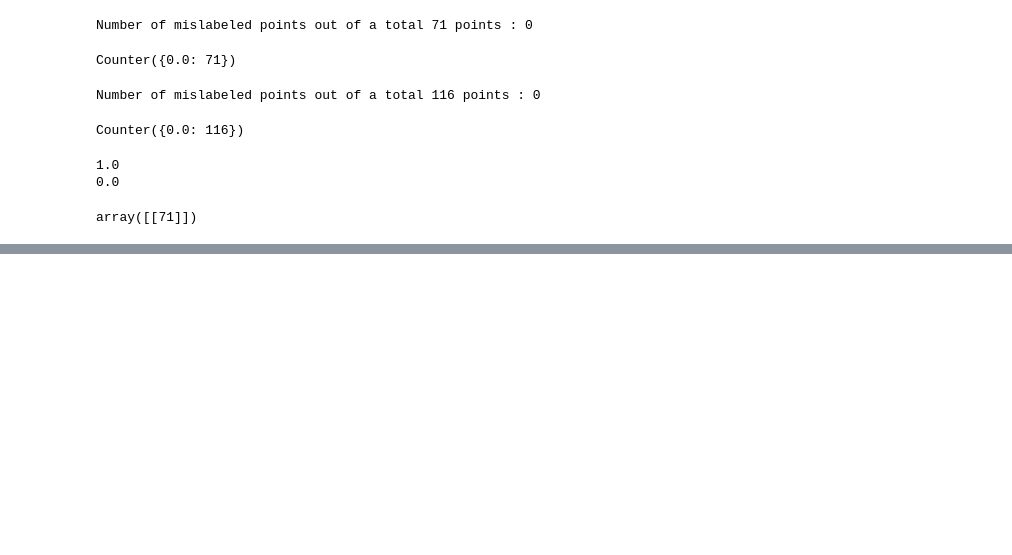
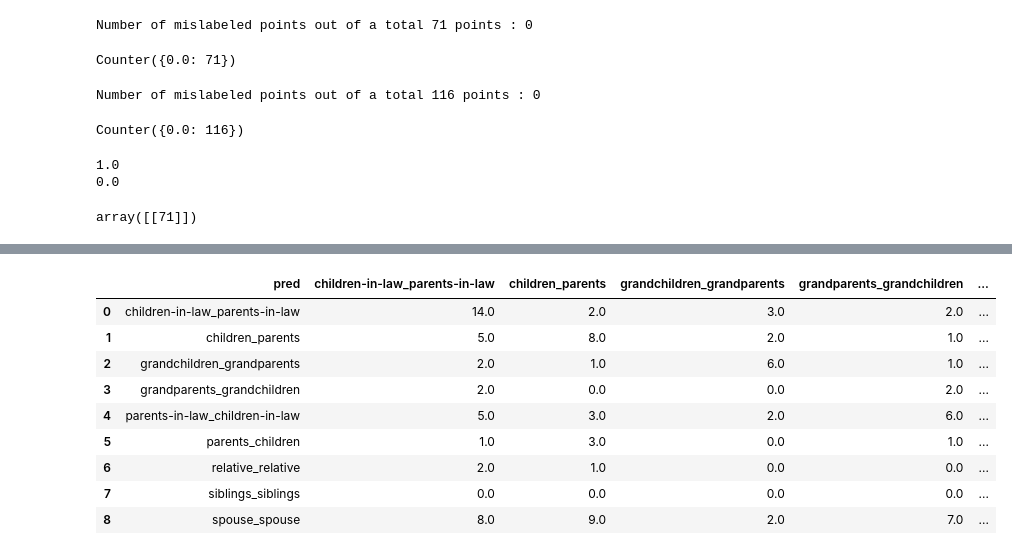
Before and after one commit to elyeb/dialog_formality, a Jupyter notebook: CRECIL_modeling_messy.ipynb, the cells around one changed output, grey strips where cells are left out. Drawn from its saved outputs; the diff is of its cells as text; code cells hidden in the pictures; blank space fills up the shorter version.

```diff
--- a/CRECIL_modeling_messy.ipynb
+++ b/CRECIL_modeling_messy.ipynb
@@ -441,0 +386,8 @@ Despite the poor results, there are 3 pairs that it seems to pick up on pretty w
+# %%
+cv = CountVectorizer(tokenizer=dummy_tokenize,lowercase=False) #,ngram_range=(1,3),min_df=2,max_df=0.55
+
+count_vector=cv.fit_transform(X_train)
+
+X_train = count_vector.toarray()
+
+X_test = cv.transform(X_test)
@@ -441,0 +525,16 @@ Despite the poor results, there are 3 pairs that it seems to pick up on pretty w
+# %%
+resuls_cm = results(y_test,y_pred)
+test_cm = resuls_cm.cm
+# %%
+test_cm
+# %% [output]
+|  | pred | children-in-law_parents-in-law | children_parents | grandchildren_grandparents | grandparents_grandchildren | ... |
+| 0 | children-in-law_parents-in-law | 14.0 | 2.0 | 3.0 | 2.0 | ... |
+| 1 | children_parents | 5.0 | 8.0 | 2.0 | 1.0 | ... |
+| 2 | grandchildren_grandparents | 2.0 | 1.0 | 6.0 | 1.0 | ... |
+| 3 | grandparents_grandchildren | 2.0 | 0.0 | 0.0 | 2.0 | ... |
+| 4 | parents-in-law_children-in-law | 5.0 | 3.0 | 2.0 | 6.0 | ... |
+| 5 | parents_children | 1.0 | 3.0 | 0.0 | 1.0 | ... |
+| 6 | relative_relative | 2.0 | 1.0 | 0.0 | 0.0 | ... |
+| 7 | siblings_siblings | 0.0 | 0.0 | 0.0 | 0.0 | ... |
+| 8 | spouse_spouse | 8.0 | 9.0 | 2.0 | 7.0 | ... |
```
Also changed, not shown: parts of 37 cells of this notebook.
